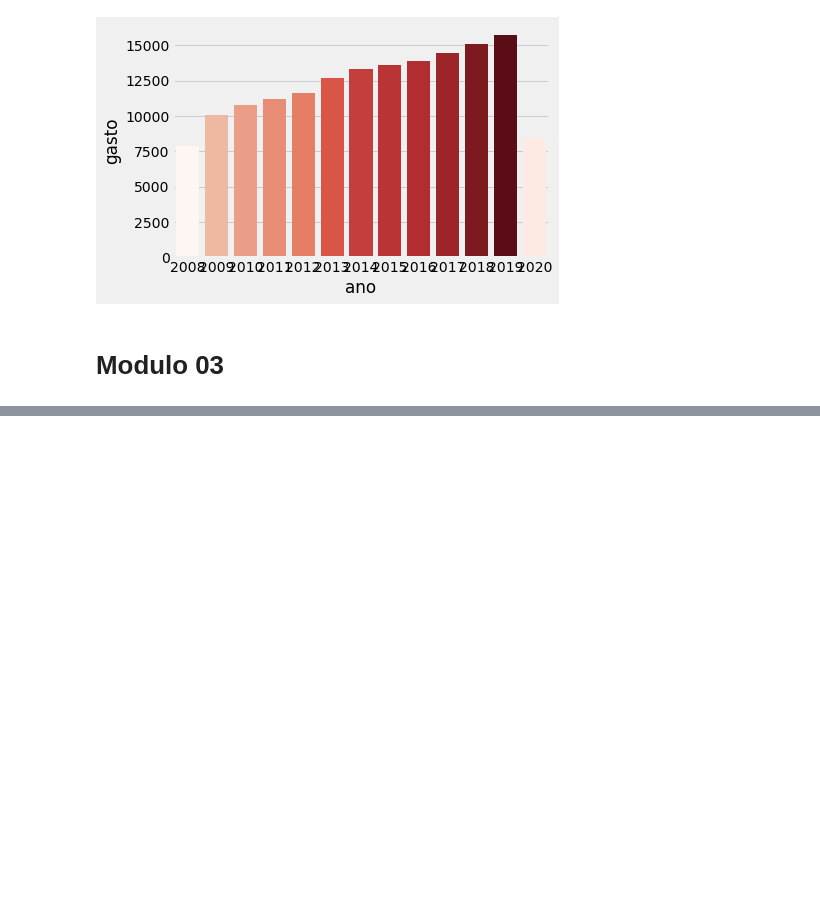
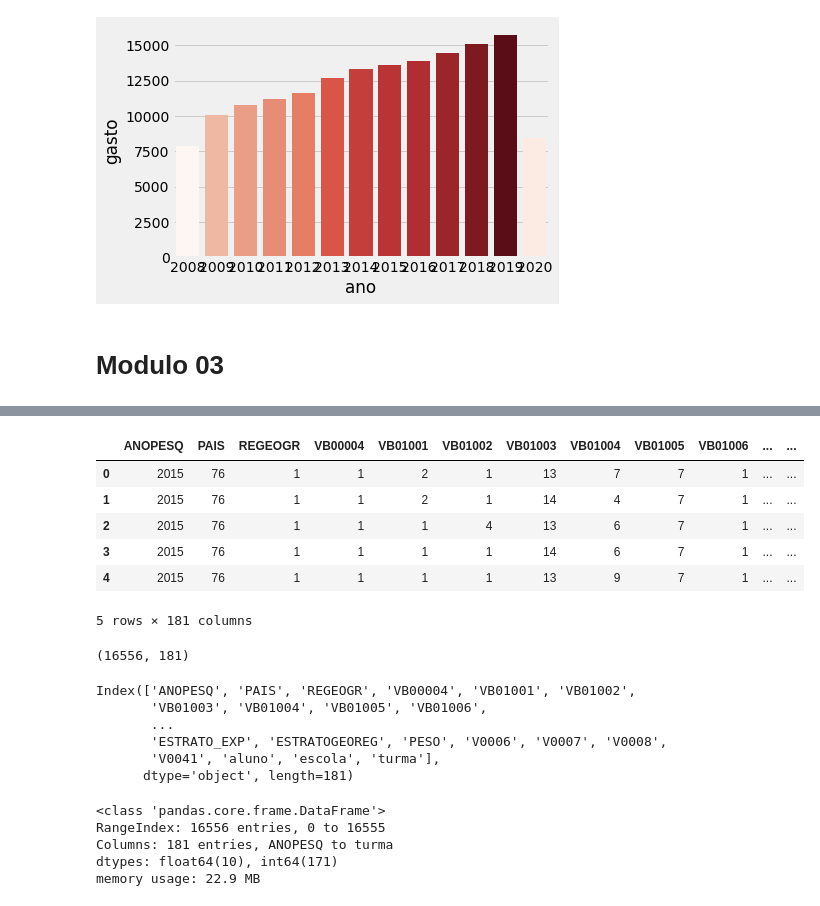
Before and after one commit to KPxto/bootcamp-alura, a Jupyter notebook: Bootcamp_Aulas.ipynb, the cells around one changed output, grey strips where cells are left out. Drawn from its saved outputs; the diff is of its cells as text; code cells hidden in the pictures; blank space fills up the shorter version.

```diff
--- a/Bootcamp_Aulas.ipynb
+++ b/Bootcamp_Aulas.ipynb
@@ -1342,0 +1363,37 @@ Neste modeulo faremos uma analise da pesquisa PENSE, realizada pelo IBGE. Este e
+# %%
+# da lista acima vamos pegar o segundo arquivo e atribuir a uma variável bem descritiva
+caminho_arquivo_zipado = zip.namelist()[1]
+# agora usamos o método open e passamos o 'endereço' para abrir o arquivo
+dados = pd.read_csv(zip.open(caminho_arquivo_zipado), sep=';', thousands='.', decimal=',')
+dados.head()
+# %% [output]
+|  | ANOPESQ | PAIS | REGEOGR | VB00004 | VB01001 | VB01002 | VB01003 | VB01004 | VB01005 | VB01006 | ... | ... |
+| 0 | 2015 | 76 | 1 | 1 | 2 | 1 | 13 | 7 | 7 | 1 | ... | ... |
+| 1 | 2015 | 76 | 1 | 1 | 2 | 1 | 14 | 4 | 7 | 1 | ... | ... |
+| 2 | 2015 | 76 | 1 | 1 | 1 | 4 | 13 | 6 | 7 | 1 | ... | ... |
+| 3 | 2015 | 76 | 1 | 1 | 1 | 1 | 14 | 6 | 7 | 1 | ... | ... |
+| 4 | 2015 | 76 | 1 | 1 | 1 | 1 | 13 | 9 | 7 | 1 | ... | ... |
+5 rows × 181 columns
+# %%
+# quantas linhas temos na nossa base
+dados.shape
+# %% [output]
+(16556, 181)
+# %%
+dados.columns
+# %% [output]
+Index(['ANOPESQ', 'PAIS', 'REGEOGR', 'VB00004', 'VB01001', 'VB01002',
+       'VB01003', 'VB01004', 'VB01005', 'VB01006',
+       ...
+       'ESTRATO_EXP', 'ESTRATOGEOREG', 'PESO', 'V0006', 'V0007', 'V0008',
+       'V0041', 'aluno', 'escola', 'turma'],
+      dtype='object', length=181)
+# %%
+# conhecendo nossos tipos de dados
+dados.info()
+# %% [output]
+<class 'pandas.core.frame.DataFrame'>
+RangeIndex: 16556 entries, 0 to 16555
+Columns: 181 entries, ANOPESQ to turma
+dtypes: float64(10), int64(171)
+memory usage: 22.9 MB
```
Also changed, not shown: parts of 8 cells of this notebook.
